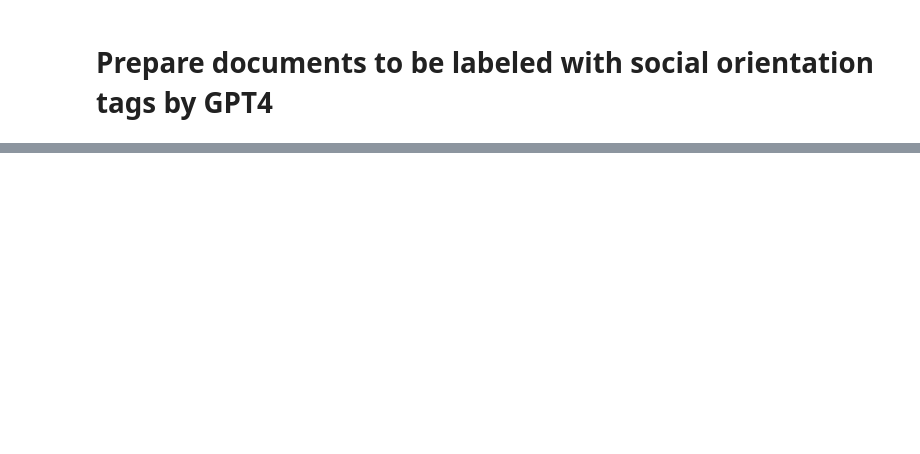
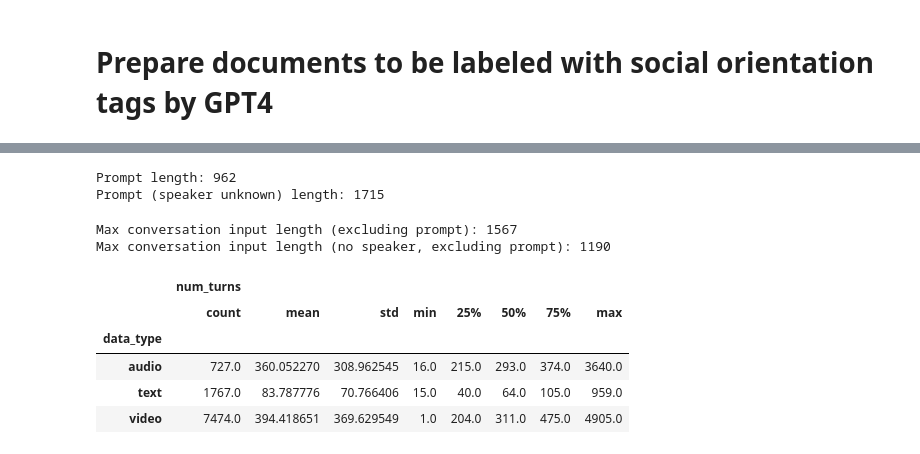
Before and after one commit to ToddMorrill/charm, a Jupyter notebook: circumplex/prepare_text_conversations.ipynb, the cells around one changed output, grey strips where cells are left out. Cells and saved outputs as stored; diff of their text form; code cells hidden in the pictures; blank space fills up the shorter version.

```diff
--- a/circumplex/prepare_text_conversations.ipynb
+++ b/circumplex/prepare_text_conversations.ipynb
@@ -286,0 +105,8 @@ df.to_csv(save_filepath, index=False)
+# %%
+# load prompt
+with open('prompt.txt', 'r') as f:
+    prompt = f.read()
+
+# load prompt addendum for no speaker scenario
+with open('prompt_speaker_unknown.txt', 'r') as f:
+    prompt_speaker_unknown = f.read()
@@ -286,0 +116,5 @@ df.to_csv(save_filepath, index=False)
+# %%
+# remove the last two lines of the prompt and add the speaker unknown prompt
+prompt_speaker_unknown = '\n'.join(prompt.split('\n')[:-2]) + '\n' + prompt_speaker_unknown
+# model_input = prompt + '\n'.join(sample_df['Complete Line'].tolist()) + '\n\nOutput:\n'
+# model_input_speaker_unknown = prompt_speaker_unknown + '\n'.join(sample_df['Complete Line (Unknown Speaker)'].tolist()) + '\n\nOutput:\n'
@@ -286,0 +124,16 @@ df.to_csv(save_filepath, index=False)
+# %%
+print(f"Prompt length: {prompt_length}")
+print(f"Prompt (speaker unknown) length: {prompt_speaker_unknown_length}")
+# %% [output]
+Prompt length: 962
+Prompt (speaker unknown) length: 1715
+# %%
+# GPT4 has a max length of 8192 so leave some fraction of generative capacity for the response
+# ie. (8192 - prompt length) / 2 = max length of input
+max_input_length = int((token_limit - len(encoding.encode(prompt))) / 2)
+print(f"Max conversation input length (excluding prompt): {max_input_length}")
+max_input_length_no_speaker = int((token_limit - len(encoding.encode(prompt_speaker_unknown))) / 2)
+print(f"Max conversation input length (no speaker, excluding prompt): {max_input_length_no_speaker}")
+# %% [output]
+Max conversation input length (excluding prompt): 1567
+Max conversation input length (no speaker, excluding prompt): 1190
@@ -286,0 +216,12 @@ df.to_csv(save_filepath, index=False)
+# %%
+convo_turn_lengths_df = pd.DataFrame(convo_turn_lengths, columns=['file_id', 'data_type', 'num_turns'])
+convo_encoding_lengths_df = pd.DataFrame(convo_encoding_lengths, columns=['file_id', 'data_type', 'encoding_length'])
+# %%
+convo_turn_lengths_df.groupby('data_type').describe()
+# %% [output]
+|  | num_turns |  |  |  |  |  |  |  |
+|  | count | mean | std | min | 25% | 50% | 75% | max |
+| data_type |  |  |  |  |  |  |  |  |
+| audio | 727.0 | 360.052270 | 308.962545 | 16.0 | 215.0 | 293.0 | 374.0 | 3640.0 |
+| text | 1767.0 | 83.787776 | 70.766406 | 15.0 | 40.0 | 64.0 | 105.0 | 959.0 |
+| video | 7474.0 | 394.418651 | 369.629549 | 1.0 | 204.0 | 311.0 | 475.0 | 4905.0 |
```
Also changed, not shown: parts of 91 cells of this notebook, 5 other files.
